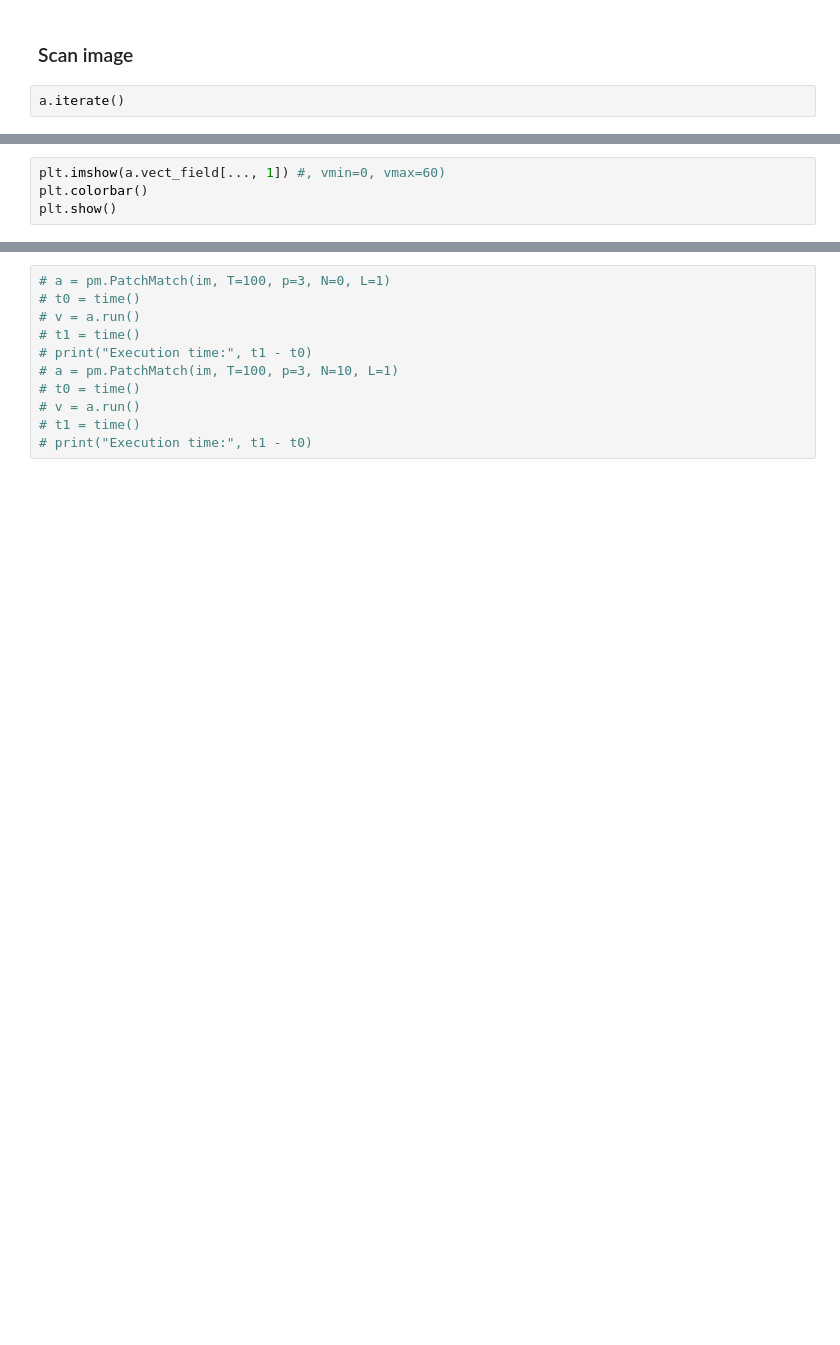
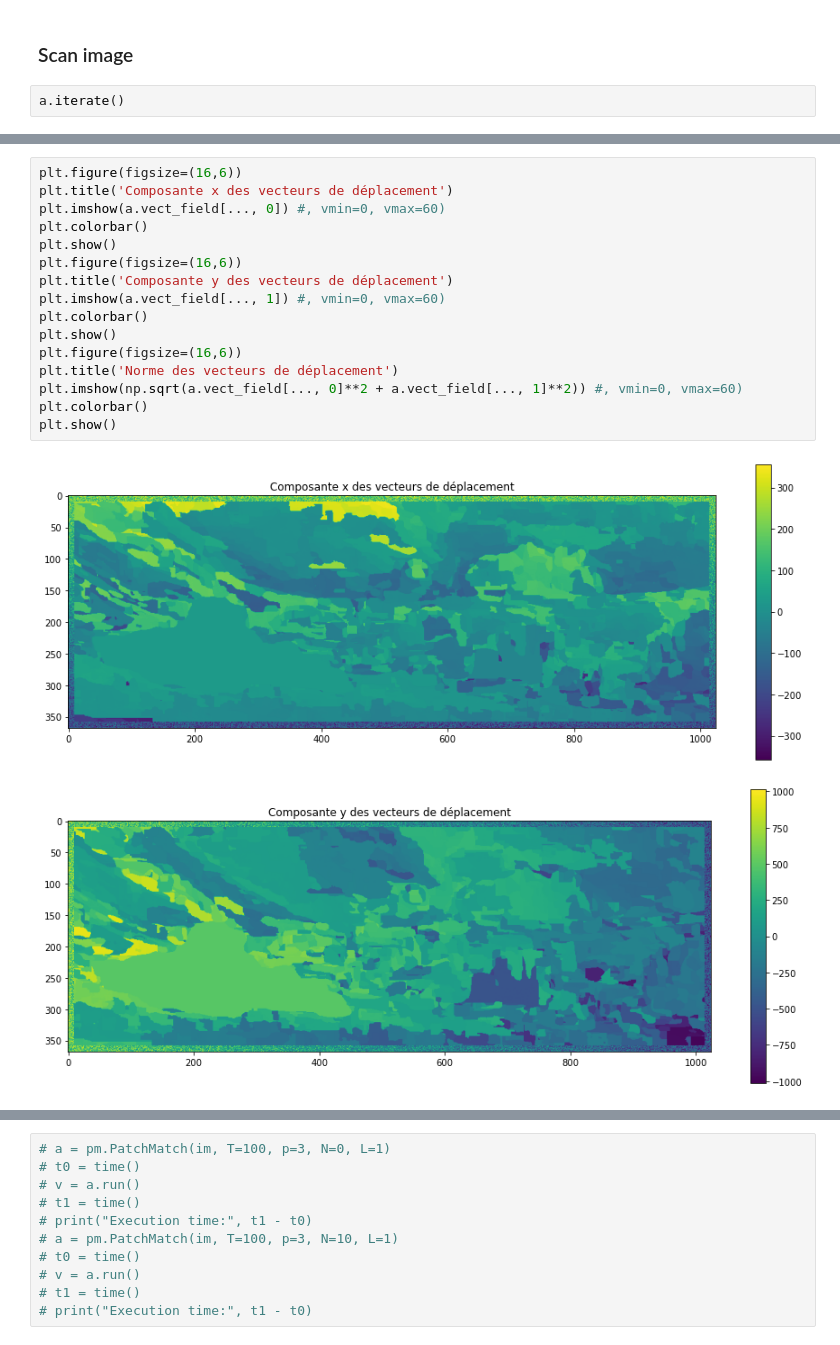
Before and after one commit to decarpentierg/patchmatch, a Jupyter notebook: test.ipynb, the cells around one changed output, grey strips where cells are left out. Drawn from its saved outputs; the diff is of its cells as text; blank space fills up the shorter version.

```diff
--- a/test.ipynb
+++ b/test.ipynb
@@ -55,4 +58,19 @@ pm.plot_vect_field(a, gt, step=40, head_width=10)
 # %%
+plt.figure(figsize=(16,6))
+plt.title('Composante x des vecteurs de déplacement')
+plt.imshow(a.vect_field[..., 0]) #, vmin=0, vmax=60)
+plt.colorbar()
+plt.show()
+plt.figure(figsize=(16,6))
+plt.title('Composante y des vecteurs de déplacement')
 plt.imshow(a.vect_field[..., 1]) #, vmin=0, vmax=60)
 plt.colorbar()
 plt.show()
+plt.figure(figsize=(16,6))
+plt.title('Norme des vecteurs de déplacement')
+plt.imshow(np.sqrt(a.vect_field[..., 0]**2 + a.vect_field[..., 1]**2)) #, vmin=0, vmax=60)
+plt.colorbar()
+plt.show()
+# %% [output]
+[figure, added]
+[figure, added]
```
Also changed, not shown: parts of 16 cells of this notebook.
